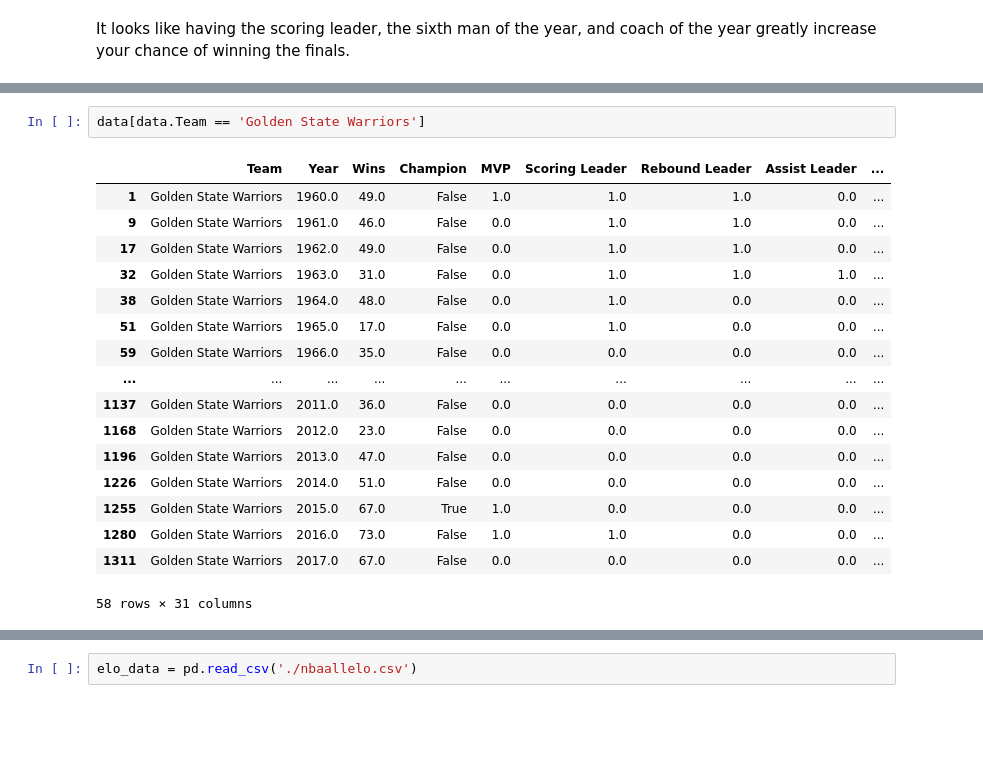
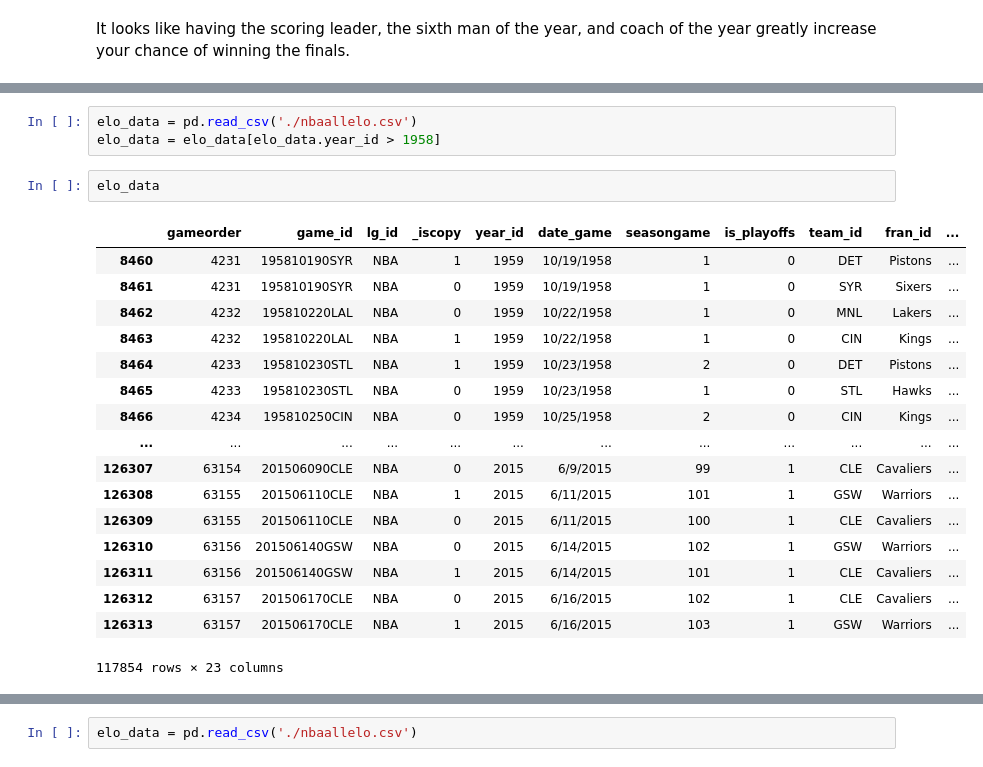
Before and after one commit to jfong27/NBA-Machine-Learning, a Jupyter notebook: Machine Learning.ipynb, the cells around one changed output, grey strips where cells are left out. Cells and saved outputs as stored; diff of their text form; blank space fills up the shorter version.

```diff
--- a/Machine Learning.ipynb
+++ b/Machine Learning.ipynb
@@ -218,20 +107,23 @@ print(-cross_val_score(model, data[inputs], data['Wins'], cv= 10,
-# %%
-data[data.Team == 'Golden State Warriors']
-# %% [output]
-|  | Team | Year | Wins | Champion | MVP | Scoring Leader | Rebound Leader | Assist Leader | ... |
-| 1 | Golden State Warriors | 1960.0 | 49.0 | False | 1.0 | 1.0 | 1.0 | 0.0 | ... |
-| 9 | Golden State Warriors | 1961.0 | 46.0 | False | 0.0 | 1.0 | 1.0 | 0.0 | ... |
-| 17 | Golden State Warriors | 1962.0 | 49.0 | False | 0.0 | 1.0 | 1.0 | 0.0 | ... |
-| 32 | Golden State Warriors | 1963.0 | 31.0 | False | 0.0 | 1.0 | 1.0 | 1.0 | ... |
-| 38 | Golden State Warriors | 1964.0 | 48.0 | False | 0.0 | 1.0 | 0.0 | 0.0 | ... |
-| 51 | Golden State Warriors | 1965.0 | 17.0 | False | 0.0 | 1.0 | 0.0 | 0.0 | ... |
-| 59 | Golden State Warriors | 1966.0 | 35.0 | False | 0.0 | 0.0 | 0.0 | 0.0 | ... |
-| ... | ... | ... | ... | ... | ... | ... | ... | ... | ... |
-| 1137 | Golden State Warriors | 2011.0 | 36.0 | False | 0.0 | 0.0 | 0.0 | 0.0 | ... |
-| 1168 | Golden State Warriors | 2012.0 | 23.0 | False | 0.0 | 0.0 | 0.0 | 0.0 | ... |
-| 1196 | Golden State Warriors | 2013.0 | 47.0 | False | 0.0 | 0.0 | 0.0 | 0.0 | ... |
-| 1226 | Golden State Warriors | 2014.0 | 51.0 | False | 0.0 | 0.0 | 0.0 | 0.0 | ... |
-| 1255 | Golden State Warriors | 2015.0 | 67.0 | True | 1.0 | 0.0 | 0.0 | 0.0 | ... |
-| 1280 | Golden State Warriors | 2016.0 | 73.0 | False | 1.0 | 1.0 | 0.0 | 0.0 | ... |
-| 1311 | Golden State Warriors | 2017.0 | 67.0 | False | 0.0 | 0.0 | 0.0 | 0.0 | ... |
-58 rows × 31 columns
+# %%
+elo_data = pd.read_csv('./nbaallelo.csv')
+elo_data = elo_data[elo_data.year_id > 1958]
+# %%
+elo_data
+# %% [output]
+|  | gameorder | game_id | lg_id | _iscopy | year_id | date_game | seasongame | is_playoffs | team_id | fran_id | ... |
+| 8460 | 4231 | 195810190SYR | NBA | 1 | 1959 | 10/19/1958 | 1 | 0 | DET | Pistons | ... |
+| 8461 | 4231 | 195810190SYR | NBA | 0 | 1959 | 10/19/1958 | 1 | 0 | SYR | Sixers | ... |
+| 8462 | 4232 | 195810220LAL | NBA | 0 | 1959 | 10/22/1958 | 1 | 0 | MNL | Lakers | ... |
+| 8463 | 4232 | 195810220LAL | NBA | 1 | 1959 | 10/22/1958 | 1 | 0 | CIN | Kings | ... |
+| 8464 | 4233 | 195810230STL | NBA | 1 | 1959 | 10/23/1958 | 2 | 0 | DET | Pistons | ... |
+| 8465 | 4233 | 195810230STL | NBA | 0 | 1959 | 10/23/1958 | 1 | 0 | STL | Hawks | ... |
+| 8466 | 4234 | 195810250CIN | NBA | 0 | 1959 | 10/25/1958 | 2 | 0 | CIN | Kings | ... |
+| ... | ... | ... | ... | ... | ... | ... | ... | ... | ... | ... | ... |
+| 126307 | 63154 | 201506090CLE | NBA | 0 | 2015 | 6/9/2015 | 99 | 1 | CLE | Cavaliers | ... |
+| 126308 | 63155 | 201506110CLE | NBA | 1 | 2015 | 6/11/2015 | 101 | 1 | GSW | Warriors | ... |
+| 126309 | 63155 | 201506110CLE | NBA | 0 | 2015 | 6/11/2015 | 100 | 1 | CLE | Cavaliers | ... |
+| 126310 | 63156 | 201506140GSW | NBA | 0 | 2015 | 6/14/2015 | 102 | 1 | GSW | Warriors | ... |
+| 126311 | 63156 | 201506140GSW | NBA | 1 | 2015 | 6/14/2015 | 101 | 1 | CLE | Cavaliers | ... |
+| 126312 | 63157 | 201506170CLE | NBA | 0 | 2015 | 6/16/2015 | 102 | 1 | CLE | Cavaliers | ... |
+| 126313 | 63157 | 201506170CLE | NBA | 1 | 2015 | 6/16/2015 | 103 | 1 | GSW | Warriors | ... |
+117854 rows × 23 columns
```
Also changed, not shown: parts of 58 cells of this notebook, 3 other files.
